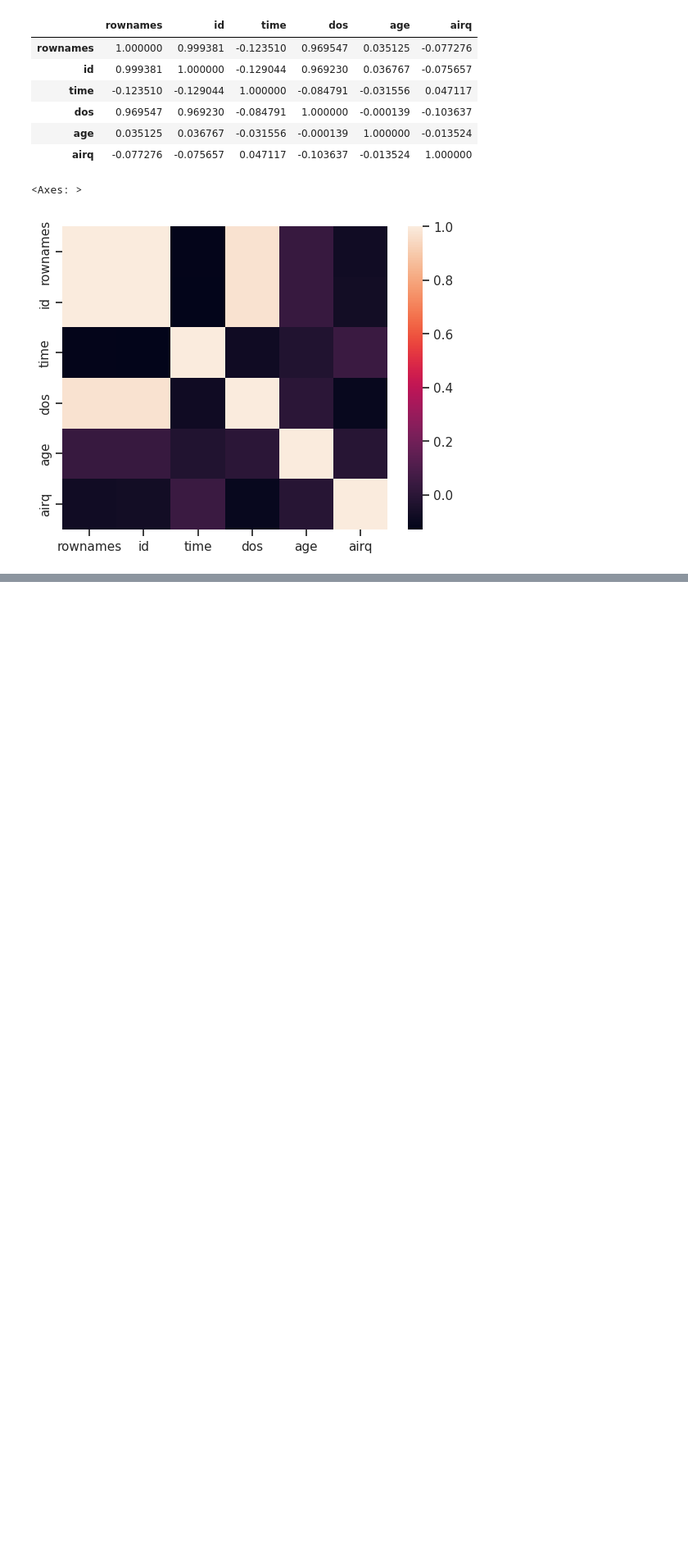
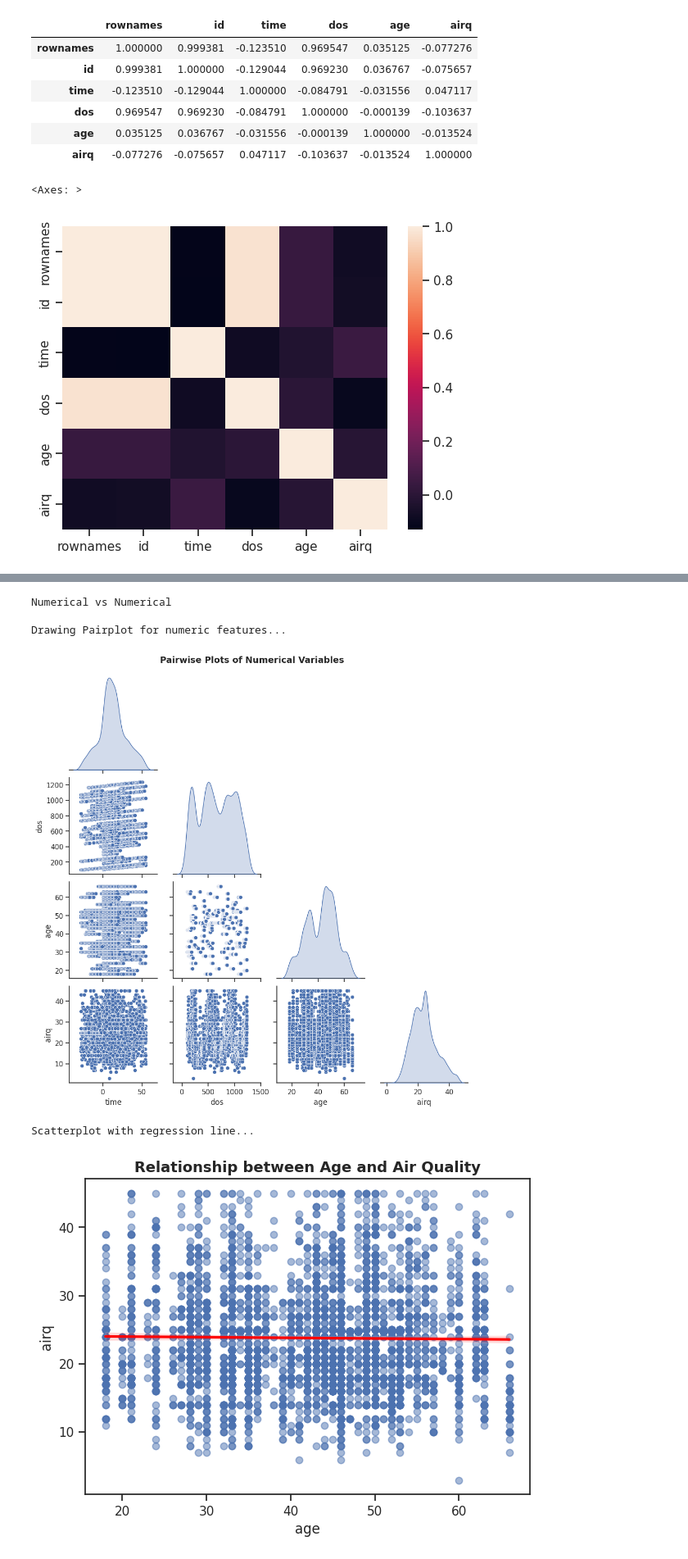
Before and after one commit to SimarBhatiaSB7/EDA-Project-22BDS0046, a Jupyter notebook: 22BDS0046.ipynb, the cells around one changed output, grey strips where cells are left out. Shown at 82% size. Saved outputs shown, nothing was run; the diff lists cells and outputs as text; code cells hidden in the pictures; blank space fills up the shorter version.

```diff
--- a/22BDS0046.ipynb
+++ b/22BDS0046.ipynb
@@ -317,0 +432,24 @@ sns.heatmap(correlation,xticklabels=correlation.columns,
+# %%
+# 1. Numerical vs Numerical Relationships
+print("\nNumerical vs Numerical ")
+
+# a. Pairplot (gives quick overview of relationships)
+print("\nDrawing Pairplot for numeric features...")
+numeric_vars = ['time', 'dos', 'age', 'airq']
+sns.pairplot(df_0046[numeric_vars], diag_kind='kde', corner=True)
+plt.suptitle("Pairwise Plots of Numerical Variables", y=1.02, fontsize=14, weight='bold')
+plt.show()
+
+# b. Regression Plot Example
+print("\nScatterplot with regression line...")
+plt.figure(figsize=(7,5))
+sns.regplot(data=df_0046, x='age', y='airq', scatter_kws={'alpha':0.5}, line_kws={'color':'red'})
+plt.title("Relationship between Age and Air Quality", fontsize=13, weight='bold')
+plt.show()
+# %% [output]
+Numerical vs Numerical
+
+Drawing Pairplot for numeric features...
+[figure, added]
+Scatterplot with regression line...
+[figure, added]
```
Also changed, not shown: parts of 14 cells of this notebook.
